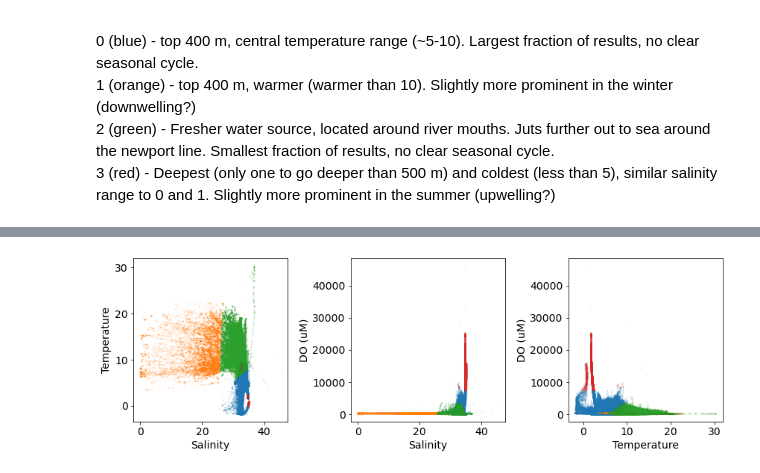
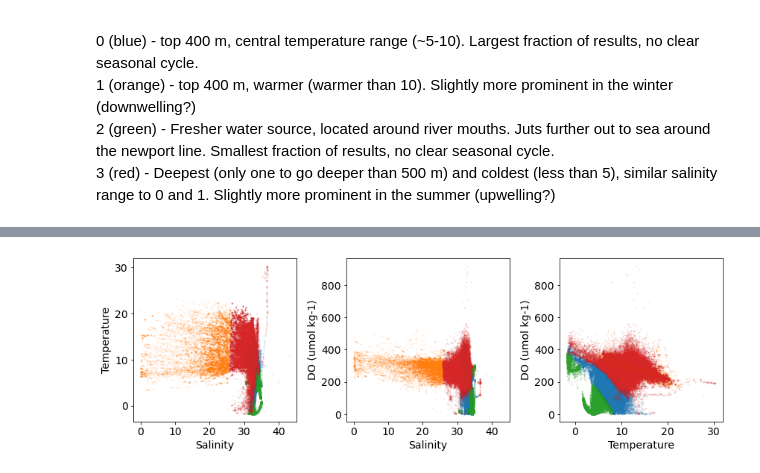
Before and after one commit to UBC-MOAD/analysis-becca, a Jupyter notebook: LiveOcean/tracers/clustering.ipynb, the cells around one changed output, grey strips where cells are left out. Drawn from its saved outputs; the diff is of its cells as text; code cells hidden in the pictures.

```diff
--- a/LiveOcean/tracers/clustering.ipynb
+++ b/LiveOcean/tracers/clustering.ipynb
@@ -15,23 +15,3 @@ warnings.filterwarnings("ignore")
 # %%
 grid = xr.open_dataset('/ocean/rbeutel/MOAD/analysis-becca/LiveOcean/grid.nc')
 obs = pd.read_csv('/data/rbeutel/obs/PNW_obs_compiled.csv')
-# %%
-# calculate N*
-# must be in umol/kg, so first convert
-def convert_uM_to_umol_per_kg(uM, salinity, temperature, pressure):
-    """
-    Converts concentration from µM (µmol/L) to µmol/kg.
-    """
-    CT = gsw.conversions.CT_from_t(salinity,temperature,pressure)
-    density = gsw.density.rho(np.array(salinity), CT, np.array(pressure))
-
-    umol_per_kg = uM / (density / 1000)
-    return umol_per_kg
-
-# N∗=(N−16×P)+2.9
-no3 = convert_uM_to_umol_per_kg(obs['NO3 (uM)'], obs['salinity (g kg-1)'], obs['temperature (degC)'], obs['pressure (dbar)'])
-po4 = convert_uM_to_umol_per_kg(obs['PO4 (uM)'], obs['salinity (g kg-1)'], obs['temperature (degC)'], obs['pressure (dbar)'])
-obs['Nstar'] = (no3-(16*po4)+2.9)*0.87 # equation 13 in Gruber & Sarmiento (1997)
-
-# calculate spice
-obs['spice'] = gsw.spiciness0(obs['salinity (g kg-1)'], obs['temperature (degC)'])
@@ -225,5 +179,5 @@ for i in range(N):
 # %%
-df_cluster = cluster('DO (uM)',N)
+df_cluster = cluster('DO (umol kg-1)',N)
 
 fig, ax = plt.subplots(1,4, figsize=(16, 5), subplot_kw={'projection': crs.Mercator(np.mean(xlim), *ylim)})
 
@@ -233,5 +187,5 @@ for i in range(N):
 fig, ax = plt.subplots(1,4,figsize=(13.5,4))
 
 for i in range(N):
-    z_cluster_plot(df_cluster, 'DO (uM)', i, ax[i], colours[i])
+    z_cluster_plot(df_cluster, 'DO (umol kg-1)', i, ax[i], colours[i])
 # %% [output]
@@ -514,5 +468,5 @@ time_cluster_plot(df_cluster)
 # %%
-keys = ['temperature (degC)', 'salinity (g kg-1)', 'DO (uM)']
+keys = ['temperature (degC)', 'salinity (g kg-1)', 'DO (umol kg-1)']
 df_cluster = multi_cluster(obs, keys, N)
 
 fig, ax = plt.subplots(1,4, figsize=(16, 5), subplot_kw={'projection': crs.Mercator(np.mean(xlim), *ylim)})
@@ -542,12 +496,12 @@ for i in range(N):
 fig, ax = plt.subplots(1,3,figsize = (12,4))
 for i in range(N):
     ax[0].scatter(df_cluster['salinity (g kg-1)'][df_cluster.Cluster == i],df_cluster['temperature (degC)'][df_cluster.Cluster == i],s=1,alpha=0.1,c=colours[i])
-    ax[1].scatter(df_cluster['salinity (g kg-1)'][df_cluster.Cluster == i],df_cluster['DO (uM)'][df_cluster.Cluster == i],s=1,alpha=0.1,c=colours[i])
-    ax[2].scatter(df_cluster['temperature (degC)'][df_cluster.Cluster == i],df_cluster['DO (uM)'][df_cluster.Cluster == i],s=1,alpha=0.1,c=colours[i])
+    ax[1].scatter(df_cluster['salinity (g kg-1)'][df_cluster.Cluster == i],df_cluster['DO (umol kg-1)'][df_cluster.Cluster == i],s=1,alpha=0.1,c=colours[i])
+    ax[2].scatter(df_cluster['temperature (degC)'][df_cluster.Cluster == i],df_cluster['DO (umol kg-1)'][df_cluster.Cluster == i],s=1,alpha=0.1,c=colours[i])
 
 ax[0].set_ylabel('Temperature')
-ax[1].set_ylabel('DO (uM)')
-ax[2].set_ylabel('DO (uM)')
+ax[1].set_ylabel('DO (umol kg-1)')
+ax[2].set_ylabel('DO (umol kg-1)')
 
 ax[0].set_xlabel('Salinity')
 ax[1].set_xlabel('Salinity')
@@ -564 +518 @@ time_cluster_plot(df_cluster)
-[figure, old version]
+[figure, new version]
```
Also changed, not shown: parts of 29 cells of this notebook, 2 other files.
